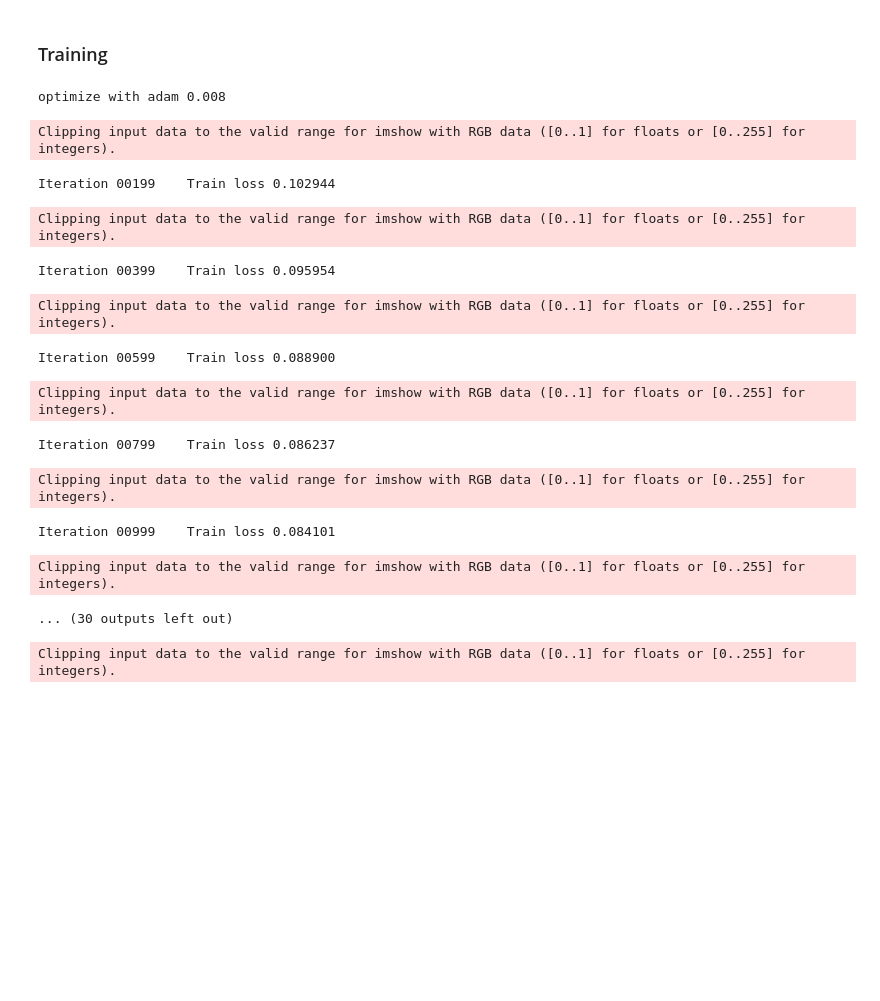
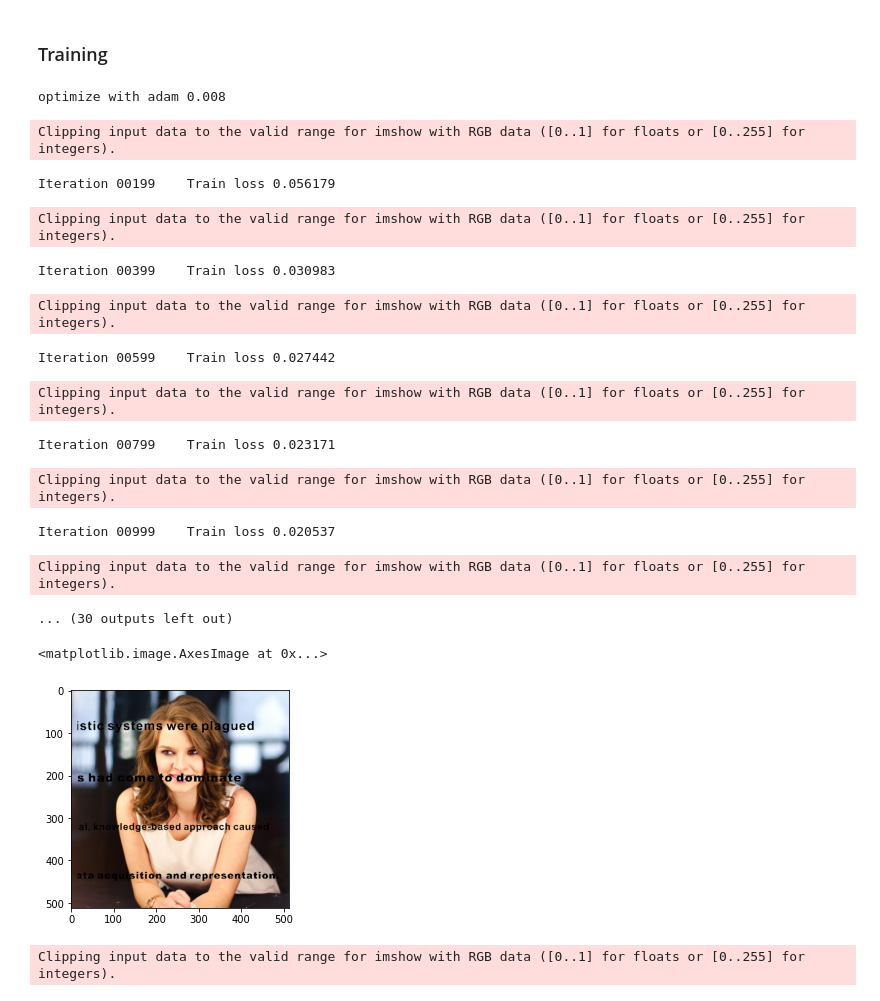
Before and after one commit to YilinLiu97/CS790, a Jupyter notebook: TransDecoder_vs_CNN.ipynb, the cells around one changed output. Cells and saved outputs as stored; diff of their text form; code cells hidden in the pictures; blank space fills up the shorter version.

```diff
--- a/TransDecoder_vs_CNN.ipynb
+++ b/TransDecoder_vs_CNN.ipynb
@@ -363,7 +410,8 @@ import copy
 
 num_iters = 4000
 
-img_noisy_torch = np_to_torch(img_noisy_np).type(dtype)
+img_noisy_torch = np_to_torch(img_np).type(dtype)
+mask_torch = np_to_torch(img_mask_np).type(dtype)
 
 start = time.time()
 
@@ -372,6 +420,7 @@ mse_wrt_noisy, net  = fit(copy.deepcopy(net).cuda(),
                           net_input = ni,
                           num_iter=num_iters,
                           LR=0.008,
+                          mask = mask_torch
                           )
 
 
@@ -379,17 +428,22 @@ print('\nfinished after %.1f minutes.'%((time.time()-start)/60))
 # %% [output]
 optimize with adam 0.008
 Clipping input data to the valid range for imshow with RGB data ([0..1] for floats or [0..255] for integers).
-Iteration 00199    Train loss 0.102944
+Iteration 00199    Train loss 0.056179
 Clipping input data to the valid range for imshow with RGB data ([0..1] for floats or [0..255] for integers).
-Iteration 00399    Train loss 0.095954
+Iteration 00399    Train loss 0.030983
 Clipping input data to the valid range for imshow with RGB data ([0..1] for floats or [0..255] for integers).
-Iteration 00599    Train loss 0.088900
+Iteration 00599    Train loss 0.027442
 Clipping input data to the valid range for imshow with RGB data ([0..1] for floats or [0..255] for integers).
-Iteration 00799    Train loss 0.086237
+Iteration 00799    Train loss 0.023171
 Clipping input data to the valid range for imshow with RGB data ([0..1] for floats or [0..255] for integers).
-Iteration 00999    Train loss 0.084101
+Iteration 00999    Train loss 0.020537
 Clipping input data to the valid range for imshow with RGB data ([0..1] for floats or [0..255] for integers).
 ... (30 outputs left out)
+# %%
+plt.imshow((img_noisy_torch*mask_torch).squeeze(0).permute(1,2,0).data.cpu().numpy())
+# %% [output]
+<matplotlib.image.AxesImage at 0x...>
+[figure, added]
 # %%
 del net
 # %%
```
Also changed, not shown: parts of 5 cells of this notebook.
